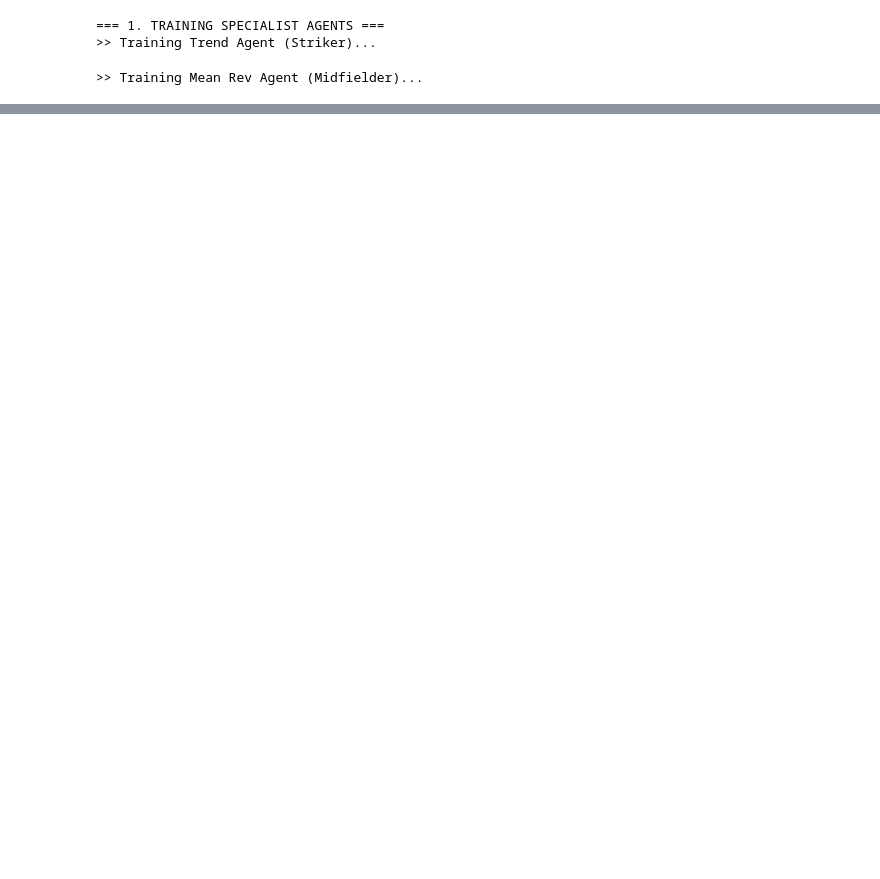
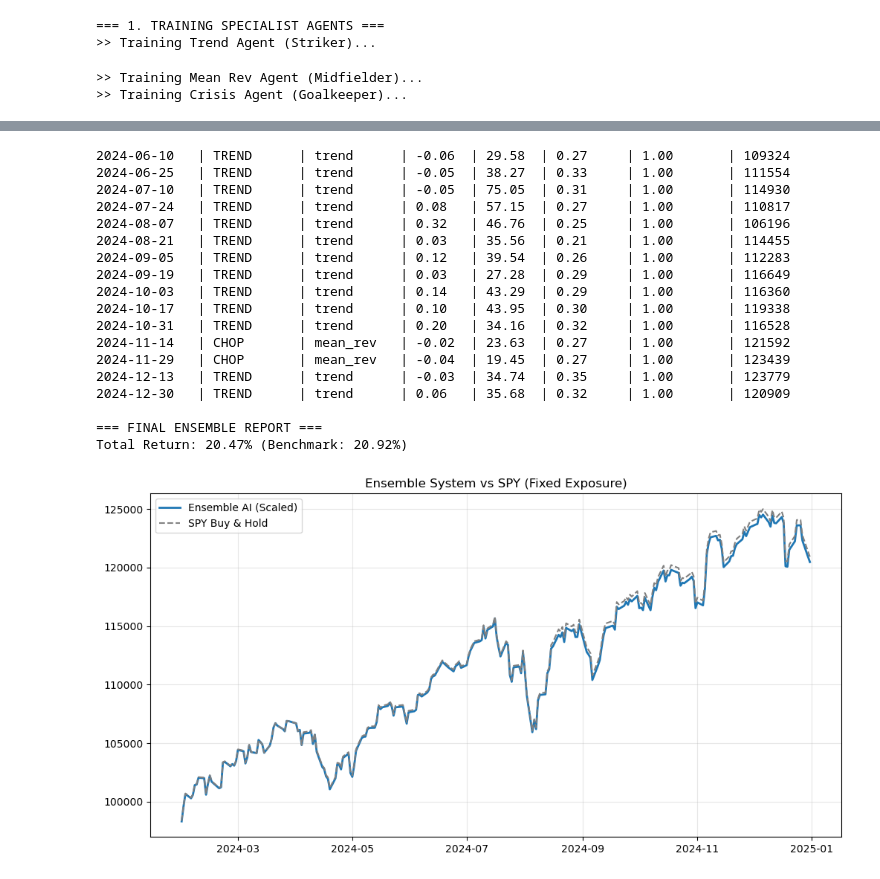
Before and after one commit to gitmichaelqiu/AccumRLMoEStrategy, a Jupyter notebook: TrinityAgent.ipynb, the cells around one changed output, grey strips where cells are left out. Saved outputs shown, nothing was run; the diff lists cells and outputs as text; code cells hidden in the pictures; blank space fills up the shorter version.

```diff
--- a/TrinityAgent.ipynb
+++ b/TrinityAgent.ipynb
@@ -23,7 +23,7 @@ CONFIG = {
     "TEST_START": "2024-01-02",
     "TEST_END": "2025-01-01",
 
-    # Crisis Training Periods (The "Frankenstein" Dataset)
+    # Crisis Training Periods
     "CRISIS_PERIODS": [
         ("2007-08-01", "2009-06-01"), # GFC
         ("2018-10-01", "2019-01-01"), # Volmageddon
@@ -35,12 +35,17 @@ CONFIG = {
     "WINDOW_SIZE": 20,
     "BB_STD": 2.0,
 
-    # Agent Parameters (Optimized for Fast Demo Training)
+    # Agent Parameters
     "LEARNING_RATE": 3e-4,
     "BATCH_SIZE": 64,
-    "TRAINING_STEPS": 30000, # Short training for demonstration
+    "TRAINING_STEPS": 30000,
     "INITIAL_BALANCE": 100000,
-    "FEES": 0.0005
+    "FEES": 0.0005,
+
+    # CRITICAL FIX: Action Scaler
+    # PPO often outputs conservative values (0.1 - 0.3).
+    # We multiply by 5.0 so that a "0.2" signal becomes "1.0" (Full Exposure).
+    "ACTION_SCALER": 5.0
 }
 
 # ==========================================
@@ -152,13 +157,8 @@ class TradingEnv(gym.Env):
 
         act = np.clip(action[0], -1, 1)
 
-        # Get Return (Column 4 is usually 'returns' based on add_features order,
-        # but let's be safe and assume it's index 0 of features or specific column)
-        # For simplicity in this demo, we assume 'returns' is the first added feature after base data
-        # In real code, we'd use column mapping. Here we use the raw price change.
-
-        # Ret Col extraction logic (simple approximation for demo)
-        ret = self.data[self.current_step, 0] # Returns is usually early in the set
+        # Ret Col extraction logic
+        ret = self.data[self.current_step, 0]
 
         reward = 0
 
@@ -199,9 +199,8 @@ class EnsembleManager:
         self.agents['trend'] = model_trend
         self.envs['trend'] = env_trend # Store for normalization stats
 
-        # 2. Mean Reversion Agent (Chop Data - IWM proxy logic)
+        # 2. Mean Reversion Agent (Chop Data)
         print(">> Training Mean Rev Agent (Midfielder)...")
-        # We use same data but different Reward Logic in Env
         env_mr = DummyVecEnv([lambda: TradingEnv(trend_data, mode='mean_rev')])
         env_mr = VecNormalize(env_mr, norm_obs=True, norm_reward=False)
         model_mr = PPO("MlpPolicy", env_mr, verbose=0, learning_rate=CONFIG['LEARNING_RATE'], device='mps')
@@ -244,8 +243,8 @@ class EnsembleManager:
         dates = test_data.index
         window = CONFIG['WINDOW_SIZE']
 
-        print(f"{'Date':<12} | {'Regime':<10} | {'Active Agent':<10} | {'VIX':<6} | {'ADX':<6} | {'Action':<6} | {'Balance':<10}")
-        print("-" * 90)
+        print(f"{'Date':<12} | {'Regime':<10} | {'Active Agent':<10} | {'VIX':<6} | {'ADX':<6} | {'Raw Act':<8} | {'Scale Act':<10} | {'Balance':<10}")
+        print("-" * 105)
 
         for t in range(window, len(test_data)):
             # 1. Observation
@@ -278,9 +277,13 @@ class EnsembleManager:
             obs_norm = norm_env.normalize_obs(obs_raw)
             action, _ = agent.predict(obs_norm, deterministic=True)
 
-            # 4. Execution
+            # 4. Execution & SCALING FIX
             mkt_ret = data_vals[t, idx_ret]
-            position_size = np.clip(action[0], -1, 1)
+
+            raw_action = action[0]
+            # APPLY SCALER: Boost low-confidence values to full exposure
+            scaled_action = raw_action * CONFIG['ACTION_SCALER']
+            position_size = np.clip(scaled_action, -1, 1)
 
             # Fee logic
             turnover = abs(position_size - holdings)
@@ -291,8 +294,8 @@ class EnsembleManager:
             holdings = position_size
 
             # 5. Logging
-            if t % 10 == 0: # Print every 10 days to keep output clean but visible
-                print(f"{str(dates[t].date()):<12} | {regime:<10} | {active_agent_name:<10} | {vix:<6.2f} | {adx:<6.2f} | {position_size:<6.2f} | {portfolio:<10.0f}")
+            if t % 10 == 0:
+                print(f"{str(dates[t].date()):<12} | {regime:<10} | {active_agent_name:<10} | {vix:<6.2f} | {adx:<6.2f} | {raw_action:<8.2f} | {position_size:<10.2f} | {portfolio:<10.0f}")
 
             history.append({
                 'Date': dates[t],
@@ -315,15 +318,10 @@ class EnsembleManager:
 
         # Plot
         plt.figure(figsize=(12, 6))
-        plt.plot(res['Portfolio'], label='Ensemble AI', linewidth=2)
+        plt.plot(res['Portfolio'], label='Ensemble AI (Scaled)', linewidth=2)
         plt.plot(res['Bench_Equity'], label='SPY Buy & Hold', linestyle='--', color='gray')
 
-        # Color background by Regime
-        # (Simplified visualization for Regime)
-        # We can't easily paint background per day in simple matplotlib without complex code,
-        # but the Console Output serves the debug purpose well.
-
-        plt.title("Ensemble System (Trend + MeanRev + Crisis) vs SPY")
+        plt.title("Ensemble System vs SPY (Fixed Exposure)")
         plt.legend()
         plt.grid(True, alpha=0.3)
         plt.show()
@@ -336,3 +334,4 @@ if __name__ == "__main__":
 === 1. TRAINING SPECIALIST AGENTS ===
 >> Training Trend Agent (Striker)...
 >> Training Mean Rev Agent (Midfielder)...
+>> Training Crisis Agent (Goalkeeper)...
@@ -338,0 +352,19 @@ if __name__ == "__main__":
+2024-06-10   | TREND      | trend      | -0.06  | 29.58  | 0.27     | 1.00       | 109324
+2024-06-25   | TREND      | trend      | -0.05  | 38.27  | 0.33     | 1.00       | 111554
+2024-07-10   | TREND      | trend      | -0.05  | 75.05  | 0.31     | 1.00       | 114930
+2024-07-24   | TREND      | trend      | 0.08   | 57.15  | 0.27     | 1.00       | 110817
+2024-08-07   | TREND      | trend      | 0.32   | 46.76  | 0.25     | 1.00       | 106196
+2024-08-21   | TREND      | trend      | 0.03   | 35.56  | 0.21     | 1.00       | 114455
+2024-09-05   | TREND      | trend      | 0.12   | 39.54  | 0.26     | 1.00       | 112283
+2024-09-19   | TREND      | trend      | 0.03   | 27.28  | 0.29     | 1.00       | 116649
+2024-10-03   | TREND      | trend      | 0.14   | 43.29  | 0.29     | 1.00       | 116360
+2024-10-17   | TREND      | trend      | 0.10   | 43.95  | 0.30     | 1.00       | 119338
+2024-10-31   | TREND      | trend      | 0.20   | 34.16  | 0.32     | 1.00       | 116528
+2024-11-14   | CHOP       | mean_rev   | -0.02  | 23.63  | 0.27     | 1.00       | 121592
+2024-11-29   | CHOP       | mean_rev   | -0.04  | 19.45  | 0.27     | 1.00       | 123439
+2024-12-13   | TREND      | trend      | -0.03  | 34.74  | 0.35     | 1.00       | 123779
+2024-12-30   | TREND      | trend      | 0.06   | 35.68  | 0.32     | 1.00       | 120909
+
+=== FINAL ENSEMBLE REPORT ===
+Total Return: 20.47% (Benchmark: 20.92%)
+[figure, added]
```
Also changed, not shown: parts of 1 cell of this notebook.
